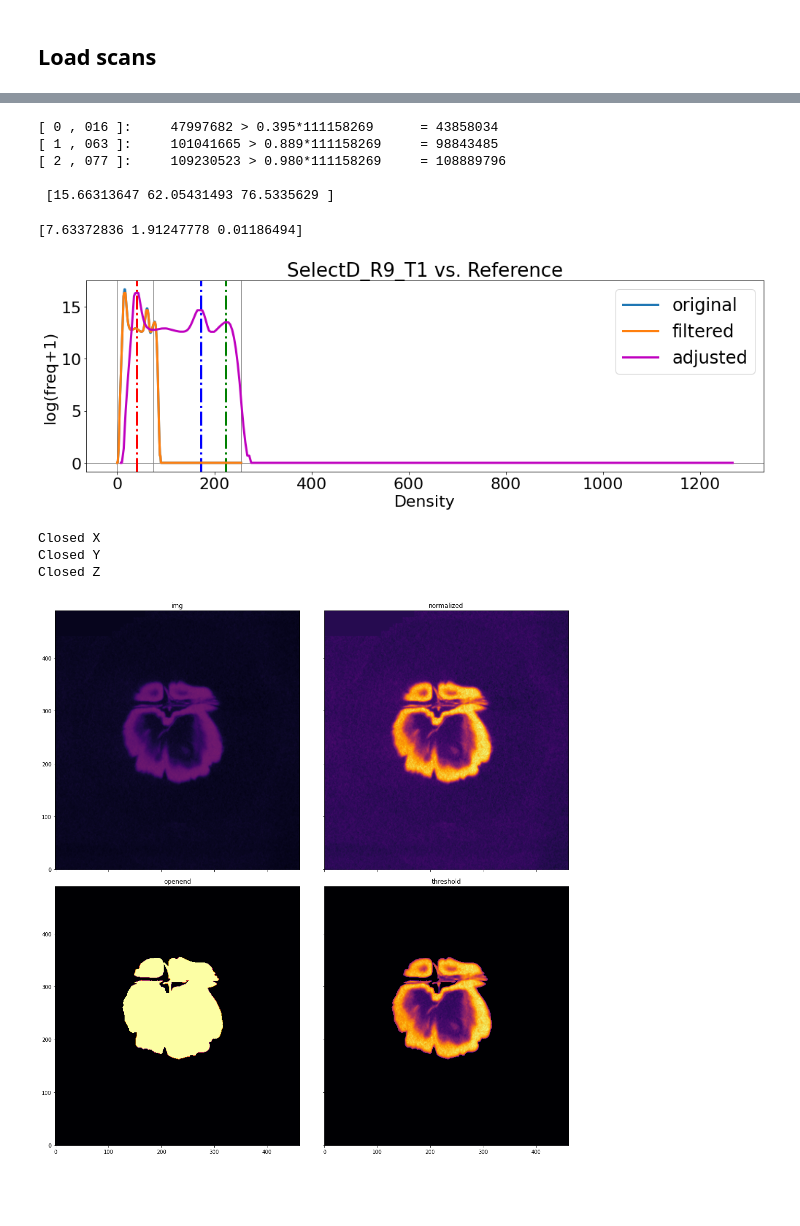
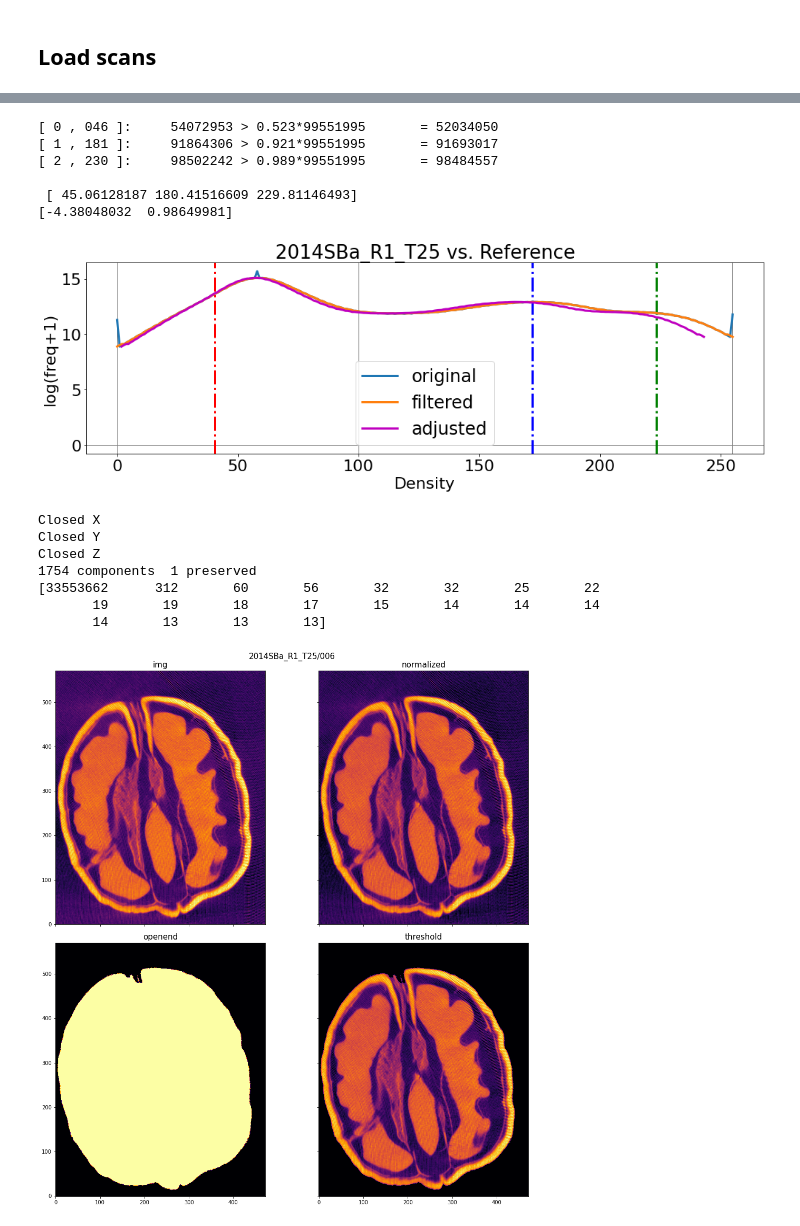
Before and after one commit to amezqui3/walnut_tda, a Jupyter notebook: jupyter/02_density_normalization.ipynb, the cells around one changed output, grey strips where cells are left out. Drawn from its saved outputs; the diff is of its cells as text; code cells hidden in the pictures; blank space fills up the shorter version.

```diff
--- a/jupyter/02_density_normalization.ipynb
+++ b/jupyter/02_density_normalization.ipynb
@@ -69,8 +71,10 @@ SelectD_R9_T1
 # %%
-widx = -1
+widx = 7
 print(walnut_files[widx])
 img = tf.imread(walnut_files[widx])//256
 img = img.astype(np.uint8)
+
+#img = ndimage.gaussian_filter(img, sigma=3, mode='constant')
 
 pa, fi = os.path.split(walnut_files[widx])
 fname = os.path.splitext(fi)[0]
@@ -103,17 +107,16 @@ for i,a in enumerate(anchors):
     else:
         x[i] = 0
 print('\n',x)
+
+npz = P.Polynomial.fit(x,y,1)
+print(npz.convert().coef)
 # %% [output]
-[ 0 , 016 ]:     47997682 > 0.395*111158269      = 43858034
-[ 1 , 063 ]:     101041665 > 0.889*111158269     = 98843485
-[ 2 , 077 ]:     109230523 > 0.980*111158269     = 108889796
+[ 0 , 046 ]:     54072953 > 0.523*99551995       = 52034050
+[ 1 , 181 ]:     91864306 > 0.921*99551995       = 91693017
+[ 2 , 230 ]:     98502242 > 0.989*99551995       = 98484557
 
- [15.66313647 62.05431493 76.5335629 ]
+ [ 45.06128187 180.41516609 229.81146493]
+[-4.38048032  0.98649981]
-# %%
-npz = P.Polynomial.fit(x,y,2)
-print(npz.convert().coef)
-# %% [output]
-[7.63372836 1.91247778 0.01186494]
 # %%
 fig, ax = plt.subplots(figsize=(14,5))
 lw = 3
@@ -124,7 +127,7 @@ ax.axvline(y[1], ls='-.', lw=lw, c='b')
 ax.axvline(y[2], ls='-.', lw=lw, c='g')
 ax.axvline(0, c='gray', lw=1)
 ax.axvline(255, c='gray', lw=1)
-ax.axvline(75, c='gray', lw=1)
+ax.axvline(100, c='gray', lw=1)
 
 ax.plot(bins[:-1], np.log(hist0+1), lw=lw, label = 'original')
 ax.plot(bins[:-1], np.log(fhist+1), lw=lw, label = 'filtered')
@@ -137,4 +140,4 @@ ax.tick_params(labelsize=22)
 ax.legend(fontsize=24)
 plt.tight_layout()
 # %% [output]
-[figure, old version]
+[figure, new version]
@@ -244,4 +144,7 @@ aimg = normalize_density(aimg, npz)
 # %%
+aimg = img.copy()
+aimg = wnut.normalize_density(aimg, npz)
+
 thr = 100
 struc = ndimage.generate_binary_structure(img.ndim, 2)
 cimg = aimg.copy()
@@ -249,35 +152,42 @@ cimg[cimg < thr] = 0
 
 #oimg = ndimage.binary_dilation(cimg, struc, 5, border_value=0)#structure = struc)
 #oimg = ndimage.binary_erosion(oimg, struc, 5, border_value=1)
-oimg = fill_component(cimg)
-#oimg = get_largest_element(oimg)
+oimg = wnut.fill_component(cimg)
+oimg = wnut.get_largest_element(oimg)
 
 cimg = (oimg > 0)*aimg
 # %% [output]
 Closed X
 Closed Y
 Closed Z
+1754 components  1 preserved
+[33553662      312       60       56       32       32       25       22
+       19       19       18       17       15       14       14       14
+       14       13       13       13]
 # %%
-k = 510
-ss = np.s_[k,:, :]
+fs = 15
+k = 210
+ss = np.s_[:,k,:]
 
 fig, ax = plt.subplots(2,2,figsize=(15,15), sharex=True, sharey=True)
 ax = np.atleast_1d(ax).flatten()
 
 i = 0
 ax[i].imshow(img[ss], cmap='inferno', origin='lower', vmax=255, vmin=0)
-ax[i].set_title('img')
+ax[i].set_title('img', fontsize=fs)
 i = 1
 ax[i].imshow(aimg[ss], cmap='inferno', origin='lower', vmax=255, vmin=0)
-ax[i].set_title('normalized')
+ax[i].set_title('normalized', fontsize=fs)
 i = 2
 ax[i].imshow(oimg[ss], cmap='inferno', origin='lower', vmax=1, vmin=0)
-ax[i].set_title('openend')
+ax[i].set_title('openend', fontsize=fs)
 i = 3
 ax[i].imshow(cimg[ss], cmap='inferno', origin='lower', vmax=255, vmin=0)
-ax[i].set_title('threshold')
+ax[i].set_title('threshold', fontsize=fs)
+
+fig.suptitle(bname + '/' + fname, fontsize=fs)
 
 fig.tight_layout()
 # %% [output]
-[figure, old version]
+[figure, new version]
 # %%
```
Also changed, not shown: parts of 20 cells of this notebook, 11 other files.
